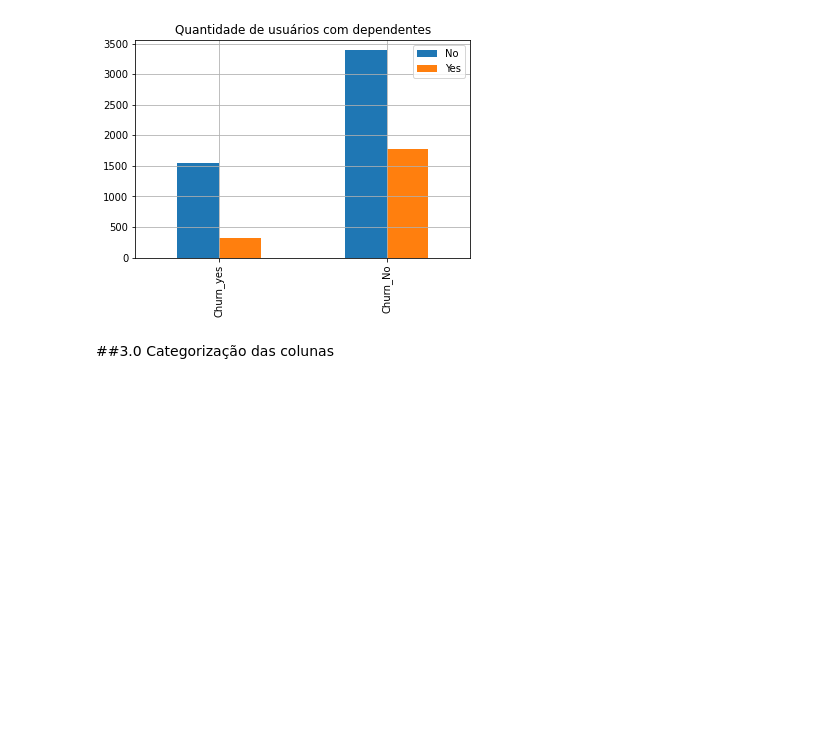
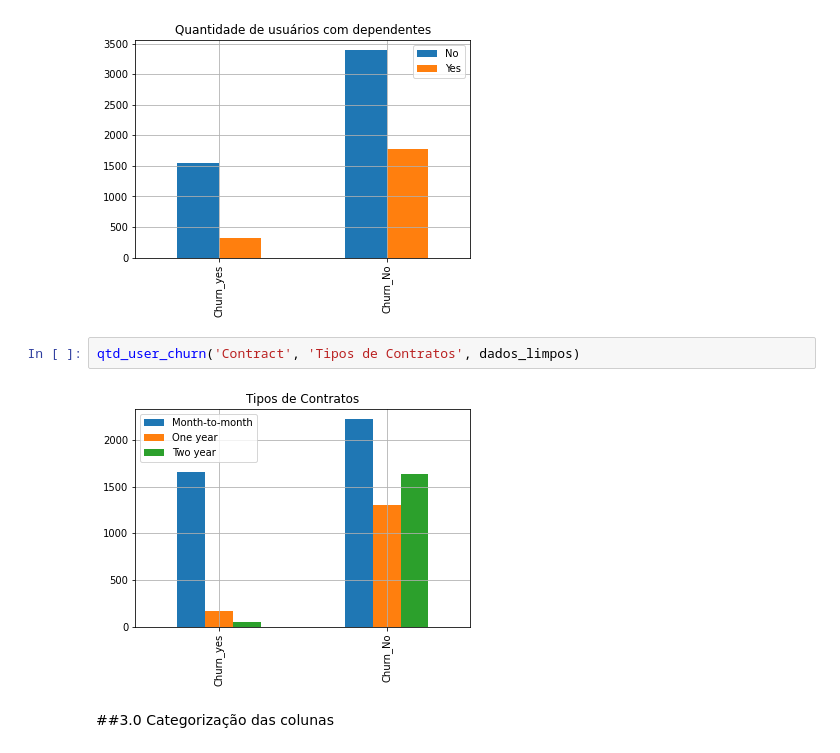
Before and after one commit to VitorFRodrigues/Alura_Challenges, a Jupyter notebook: notebook/Alura_Challenge_DataScience1.ipynb, the cells around one changed output. Cells and saved outputs as stored; diff of their text form; blank space fills up the shorter version.

```diff
--- a/notebook/Alura_Challenge_DataScience1.ipynb
+++ b/notebook/Alura_Challenge_DataScience1.ipynb
@@ -290,6 +289,10 @@ def qtd_user_churn(feature, title, dados):
 qtd_user_churn('Dependents', 'Quantidade de usuários com dependentes', dados_limpos)
 # %% [output]
 [figure]
+# %%
+qtd_user_churn('Contract', 'Tipos de Contratos', dados_limpos)
+# %% [output]
+[figure, added]
 # %% [markdown]
 ##3.0 Categorização das colunas
 # %% [markdown]
```
Also changed, not shown: parts of 1 cell of this notebook.
